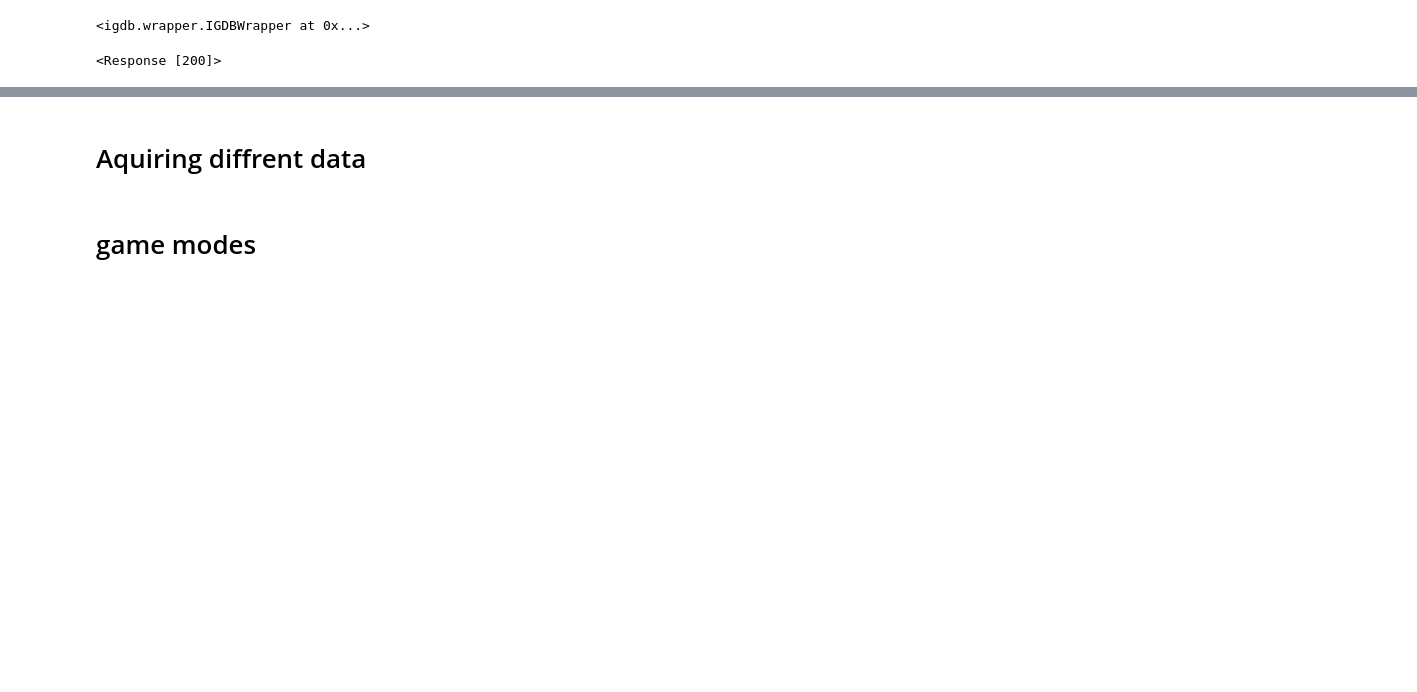
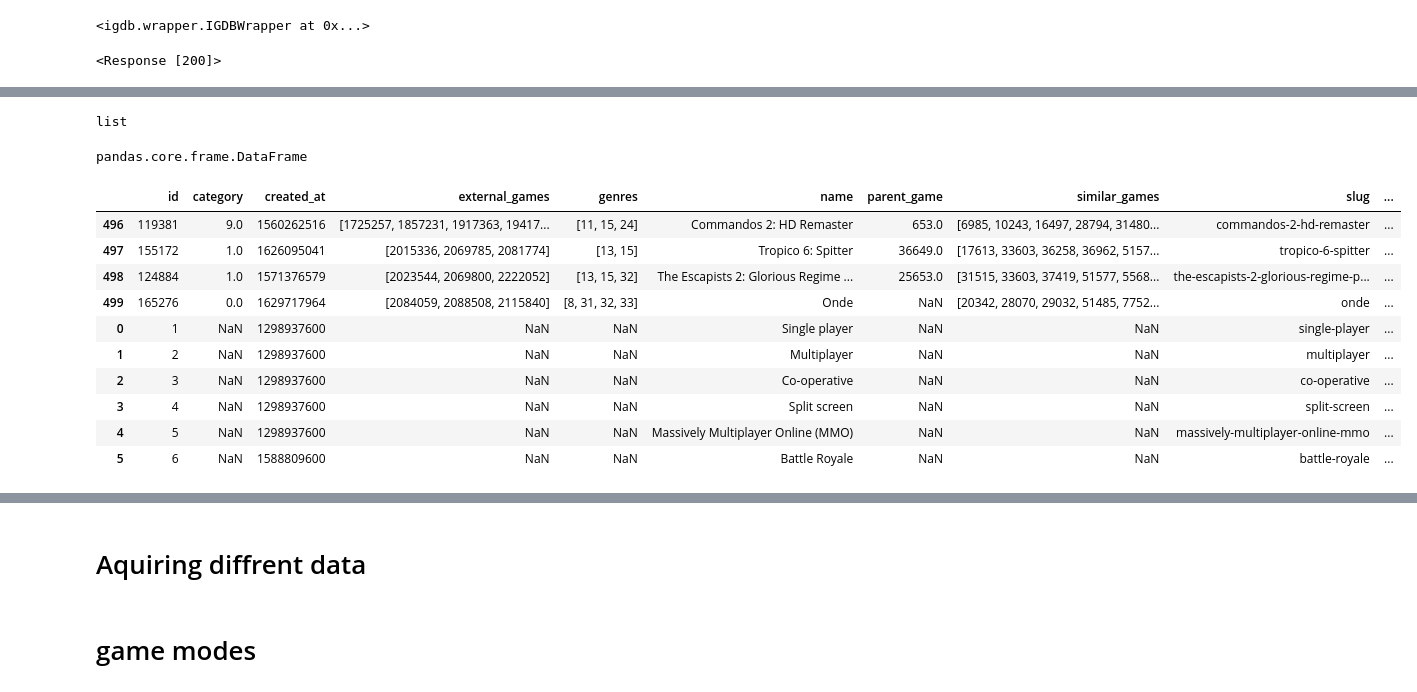
Before and after one commit to MrEnigmamgine/Videogame-Capstone_fork, a Jupyter notebook: glady's notebook.ipynb, the cells around one changed output, grey strips where cells are left out. Cells and saved outputs as stored; diff of their text form; code cells hidden in the pictures; blank space fills up the shorter version.

```diff
--- a/glady's notebook.ipynb
+++ b/glady's notebook.ipynb
@@ -61,0 +71,26 @@ tf
+# %%
+frames = [df, game_modes]
+# %%
+result = pd.concat(frames)
+# %%
+type(frames)
+# %% [output]
+list
+# %%
+type(game_modes)
+# %% [output]
+pandas.core.frame.DataFrame
+# %%
+result.tail(10)
+# %% [output]
+|  | id | category | created_at | external_games | genres | name | parent_game | similar_games | slug | ... |
+| 496 | 119381 | 9.0 | 1560262516 | [1725257, 1857231, 1917363, 19417... | [11, 15, 24] | Commandos 2: HD Remaster | 653.0 | [6985, 10243, 16497, 28794, 31480... | commandos-2-hd-remaster | ... |
+| 497 | 155172 | 1.0 | 1626095041 | [2015336, 2069785, 2081774] | [13, 15] | Tropico 6: Spitter | 36649.0 | [17613, 33603, 36258, 36962, 5157... | tropico-6-spitter | ... |
+| 498 | 124884 | 1.0 | 1571376579 | [2023544, 2069800, 2222052] | [13, 15, 32] | The Escapists 2: Glorious Regime ... | 25653.0 | [31515, 33603, 37419, 51577, 5568... | the-escapists-2-glorious-regime-p... | ... |
+| 499 | 165276 | 0.0 | 1629717964 | [2084059, 2088508, 2115840] | [8, 31, 32, 33] | Onde | NaN | [20342, 28070, 29032, 51485, 7752... | onde | ... |
+| 0 | 1 | NaN | 1298937600 | NaN | NaN | Single player | NaN | NaN | single-player | ... |
+| 1 | 2 | NaN | 1298937600 | NaN | NaN | Multiplayer | NaN | NaN | multiplayer | ... |
+| 2 | 3 | NaN | 1298937600 | NaN | NaN | Co-operative | NaN | NaN | co-operative | ... |
+| 3 | 4 | NaN | 1298937600 | NaN | NaN | Split screen | NaN | NaN | split-screen | ... |
+| 4 | 5 | NaN | 1298937600 | NaN | NaN | Massively Multiplayer Online (MMO) | NaN | NaN | massively-multiplayer-online-mmo | ... |
+| 5 | 6 | NaN | 1588809600 | NaN | NaN | Battle Royale | NaN | NaN | battle-royale | ... |
```
Also changed, not shown: parts of 18 cells of this notebook.
